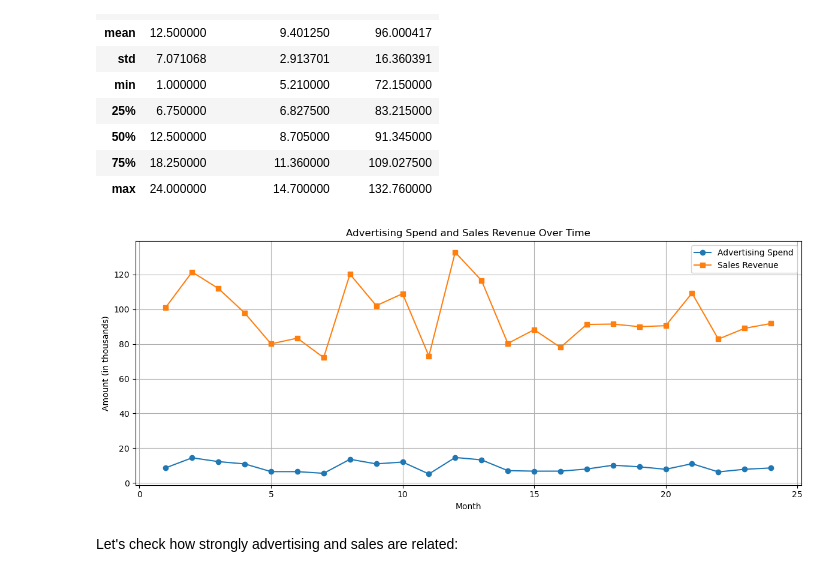
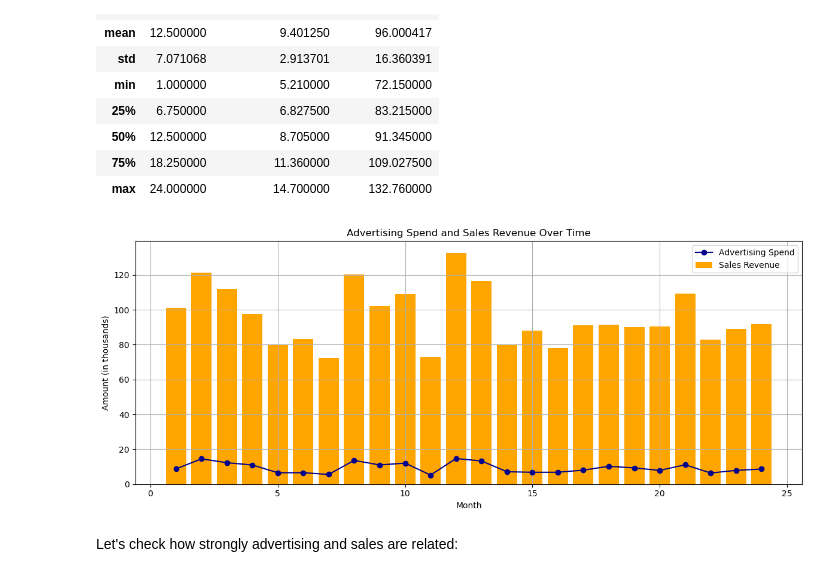
Before and after one commit to tnblagoeva/advertising_sales_model, a Jupyter notebook: Final_exam_math_concepts_Tatyana_Bliznakova.ipynb, the cells around one changed output. Cells and saved outputs as stored; diff of their text form; code cells hidden in the pictures.

Commit message:
Add bar chart instead of line, changed colors

```diff
--- a/Final_exam_math_concepts_Tatyana_Bliznakova.ipynb
+++ b/Final_exam_math_concepts_Tatyana_Bliznakova.ipynb
@@ -79,22 +79,22 @@ df.describe()
 # %%
 # Plotting Advertising Spend and Sales Revenue over time
 plt.figure(figsize=(12, 5))
 
-# Advertising Spend
-plt.plot(df['Month'], df['Advertising_Spend'], label='Advertising Spend', marker='o')
+# Advertising Spend - Bar
+plt.plot(df['Month'], df['Advertising_Spend'], label='Advertising Spend', color="darkblue",marker='o')
 
-# Sales Revenue
-plt.plot(df['Month'], df['Sales_Revenue'], label='Sales Revenue', marker='s')
+# Sales Revenue - Line
+plt.bar(df['Month'], df['Sales_Revenue'], label='Sales Revenue', color="orange", )
 
 plt.title('Advertising Spend and Sales Revenue Over Time')
 plt.xlabel('Month')
 plt.ylabel('Amount (in thousands)')
 plt.legend()
 plt.grid(True)
 plt.tight_layout()
 plt.show()
 # %% [output]
-[figure, old version]
+[figure, new version]
 # %% [markdown]
 Let's check how strongly advertising and sales are related:
 # %%
```
